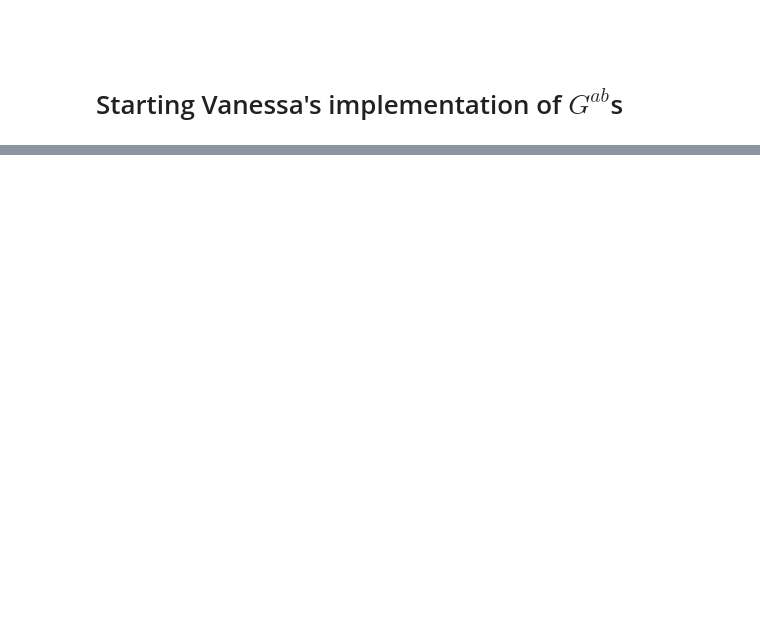
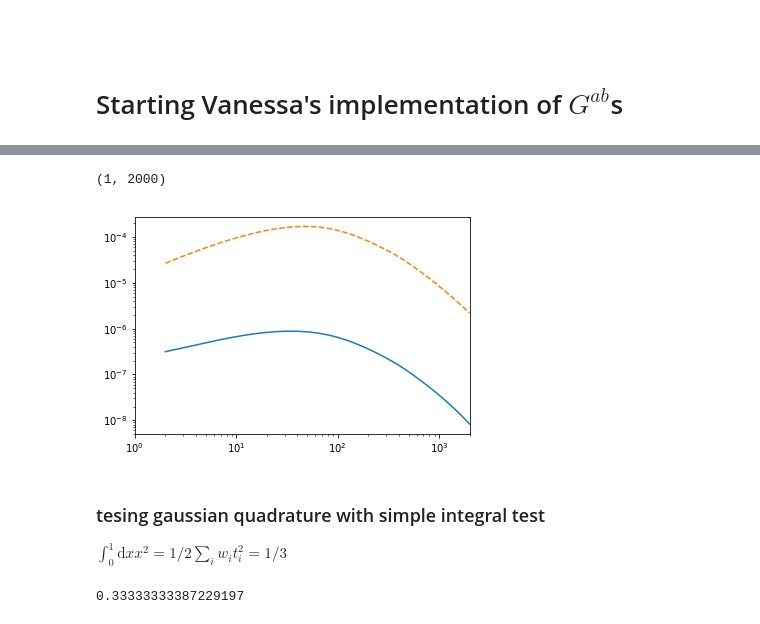
Before and after one commit to VMBoehm/postlimber, a Jupyter notebook: notebooks/postLimber_Integrals_VsVersion.ipynb, the cells around one changed output, grey strips where cells are left out. Drawn from its saved outputs; the diff is of its cells as text; code cells hidden in the pictures; blank space fills up the shorter version.

```diff
--- a/notebooks/postLimber_Integrals_VsVersion.ipynb
+++ b/notebooks/postLimber_Integrals_VsVersion.ipynb
@@ -1080,16 +1188,18 @@ Cl = np.zeros((len(t_),len(ell_),len(t_)))
 begin=time.time()
 
 for jj, chi1_max in enumerate((t_*chi1_max)):
-    chi1fac0 = (lensing_kernel(r2d*chi2_max, chi1_max)*D_chi(r2d*chi2_max)*(1.+z_chi(r2d*chi2_max)))
+    if jj%10==0:
+        print(jj)
+    chi1fac0 = (D_chi(r2d*chi2_max)*(1.+z_chi(r2d*chi2_max)))
     chi1fac0 = chi1fac0 *(r2d*chi2_max)**(1-nu_n_.reshape(1, 1, -1))
 
     # no lensing kernel, because no lensing integration of chi_2
-    chi2fac00 = (D_chi(r2d*t2d*chi2_max)*(1+z_chi(r2d*t2d*chi2_max)))
-    chi2fac01 = (D_chi(r2d*1./t2d*chi2_max)*(1+z_chi(r2d*1./t2d*chi2_max)))
+    chi2fac00 = (D_chi(r2d*t2d*chi2_max)*(1+z_chi(r2d*t2d*chi2_max)*lensing_kernel(r2d*t2d*chi2_max, chi1_max)))
+    chi2fac01 = (D_chi(r2d*1./t2d*chi2_max)*(1+z_chi(r2d*1./t2d*chi2_max))*lensing_kernel(r2d*1./t2d*chi2_max, chi1_max))
     chi2fac01 = chi2fac01 * t2d**(nu_n_.reshape(1, 1, -1)-2)
     chi2fac0  = chi2fac00 + chi2fac01
 
-    chifacs = w12*chi1fac0* chi2fac0#*w11
+    chifacs = chi1fac0* chi2fac0*w12
 
     result = np.zeros((len(ell_),len(t_)))
     lmax   = ell_.size
@@ -1132,0 +1252,19 @@ clphiphi = result[:,-1,-1]
+# %%
+#lets check if we get the correct result when we look at the last entry where chi_max=chi_cmb
+clphiphi = result[:,-1,-1]
+ll = ell_
+plt.loglog(ll,(ll*(ll+1.))**2*np.interp(ll,cllen['ell'],cllen['pp']))
+plt.loglog(ell_,(ell_*(ell_+1))**2*clphiphi,ls='--')
+plt.loglog()
+plt.xlim(1,2000)
+#--> not working yet
+# %% [output]
+(1, 2000)
+[figure, added]
+# %% [markdown]
+### tesing gaussian quadrature with simple integral test
+$\int_0^1 \mathrm{d} x x^2 = 1/2 \sum_i w_i t_i^2 = 1/3 $
+# %%
+0.5*np.sum(w1*t_**2)
+# %% [output]
+0.33333333387229197
```
Also changed, not shown: parts of 38 cells of this notebook, 2 other files.
